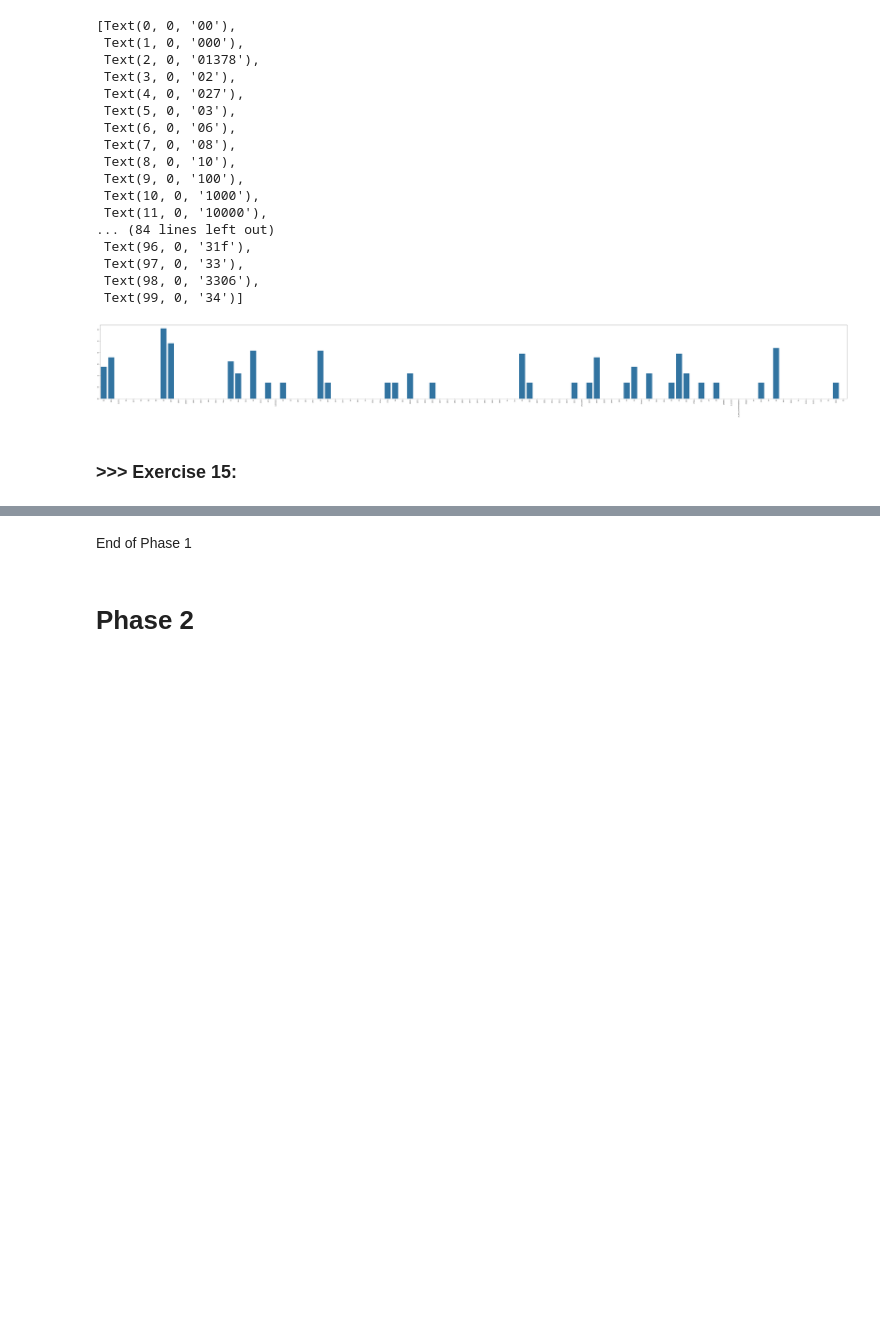
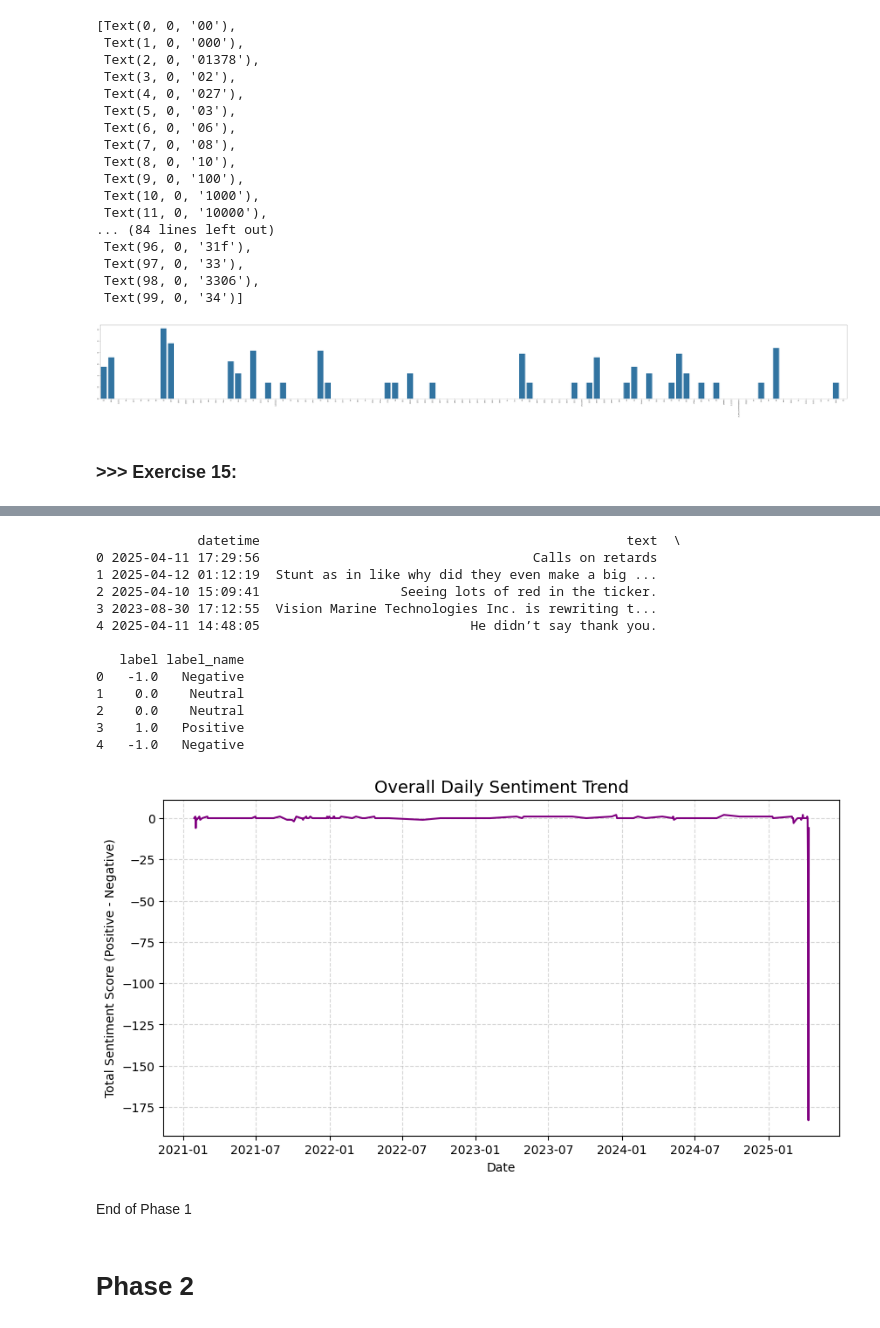
Before and after one commit to rampageben/DM2025-Lab1-Exercise, a Jupyter notebook: DM2025-Lab1-Homework.ipynb, the cells around one changed output, grey strips where cells are left out. Saved outputs shown, nothing was run; the diff lists cells and outputs as text; code cells hidden in the pictures; blank space fills up the shorter version.

```diff
--- a/DM2025-Lab1-Homework.ipynb
+++ b/DM2025-Lab1-Homework.ipynb
@@ -749,3 +789,40 @@ fig.show()
+# %%
+# Plot daily overall sentiment trend by summing sentiment scores over time
+# observe
+# A sharp drop appears near early 2025, indicating a surge in negative posts or a sudden event triggering pessimistic discussion.
+
+df = pd.read_csv("newdataset/Reddit-stock-sentiment.csv", parse_dates=["datetime"])
+df = df[["datetime", "text", "label"]]
+df["label_name"] = df["label"].apply(lambda x: label_map.get(x, "Unknown"))
+print(df.head())
+
+df = df.dropna(subset=['datetime'])
+
+daily_sentiment = df.groupby(df['datetime'].dt.date)['label'].sum()
+
+
+plt.figure(figsize=(10, 5))
+plt.plot(daily_sentiment.index, daily_sentiment.values, color='purple', linewidth=1.5)
+plt.title("Overall Daily Sentiment Trend", fontsize=14)
+plt.xlabel("Date")
+plt.ylabel("Total Sentiment Score (Positive - Negative)")
+plt.grid(True, linestyle='--', alpha=0.5)
+plt.show()
+# %% [output]
+             datetime                                               text  \
+0 2025-04-11 17:29:56                                   Calls on retards
+1 2025-04-12 01:12:19  Stunt as in like why did they even make a big ...
+2 2025-04-10 15:09:41                  Seeing lots of red in the ticker.
+3 2023-08-30 17:12:55  Vision Marine Technologies Inc. is rewriting t...
+4 2025-04-11 14:48:05                           He didn’t say thank you.
+
+   label label_name
+0   -1.0   Negative
+1    0.0    Neutral
+2    0.0    Neutral
+3    1.0   Positive
+4   -1.0   Negative
+[figure, added]
 # %% [markdown]
 End of Phase 1
 # %% [markdown]
```
Also changed, not shown: parts of 4 cells of this notebook.
